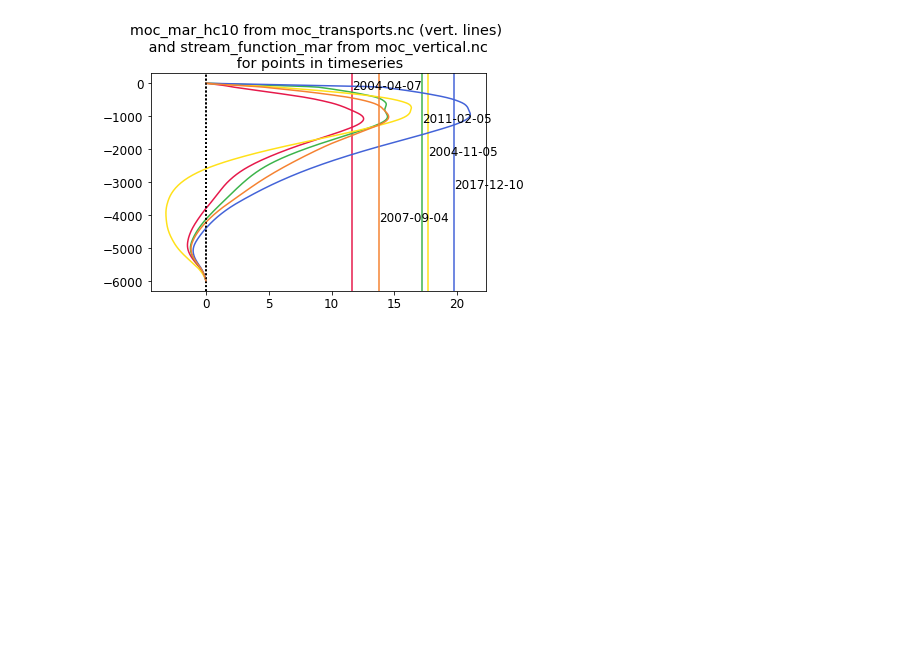
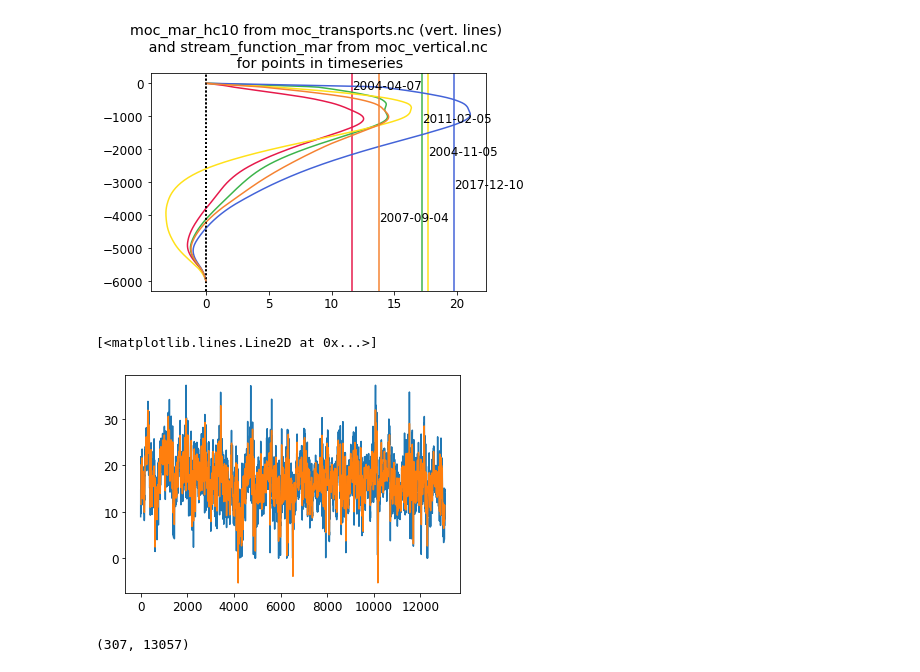
Before and after one commit to tjarnikova/AMOC-PLANKTOM, a Jupyter notebook: AMOC_obs.ipynb, the cells around one changed output. Cells and saved outputs as stored; diff of their text form; code cells hidden in the pictures; blank space fills up the shorter version.

```diff
--- a/AMOC_obs.ipynb
+++ b/AMOC_obs.ipynb
@@ -170,3 +172,20 @@ plt.title('moc_mar_hc10 from moc_transports.nc (vert. lines) \n and stream_funct
 # %% [output]
 Text(0.5, 1.0, 'moc_mar_hc10 from moc_transports.nc (vert. lines) \n and stream_function_mar from moc_vertical.nc \n for points in timeseries')
 [figure]
+# %%
+tstream = amv.stream_function_mar[:,:].values
+tmoc = am.moc_mar_hc10[:].values
+tstreammax = np.zeros_like(tmoc)
+
+for i in range(0,13057):
+    tstreammax[i] = np.nanmax(tstream[:,i])
+
+plt.plot(np.arange(0,13057),tstreammax)
+plt.plot(np.arange(0,13057),tmoc)
+# %% [output]
+[<matplotlib.lines.Line2D at 0x...>]
+[figure, added]
+# %%
+print(np.shape(tstream))
+# %% [output]
+(307, 13057)
```
Also changed, not shown: parts of 3 cells of this notebook, 4 other files.
